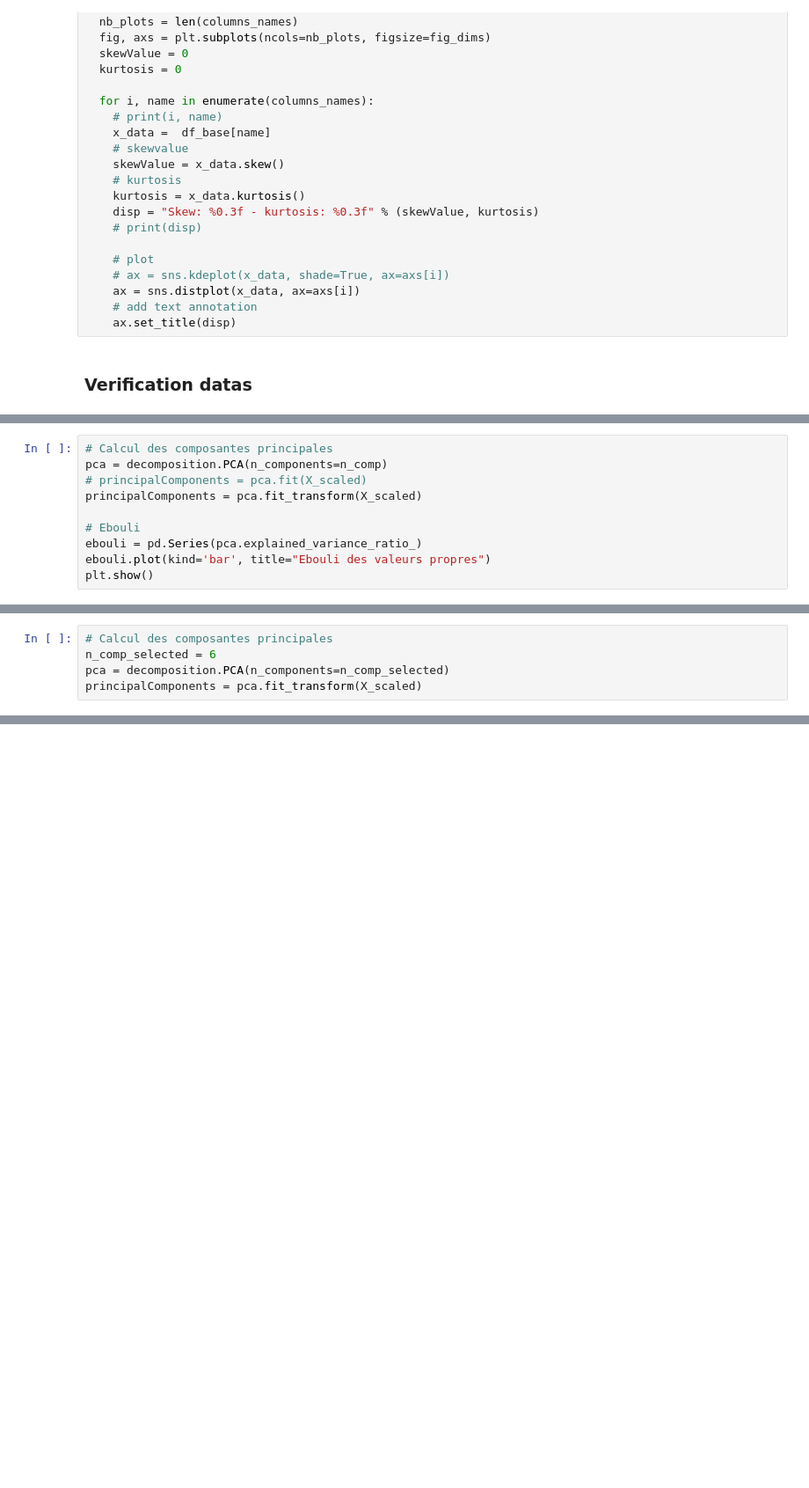
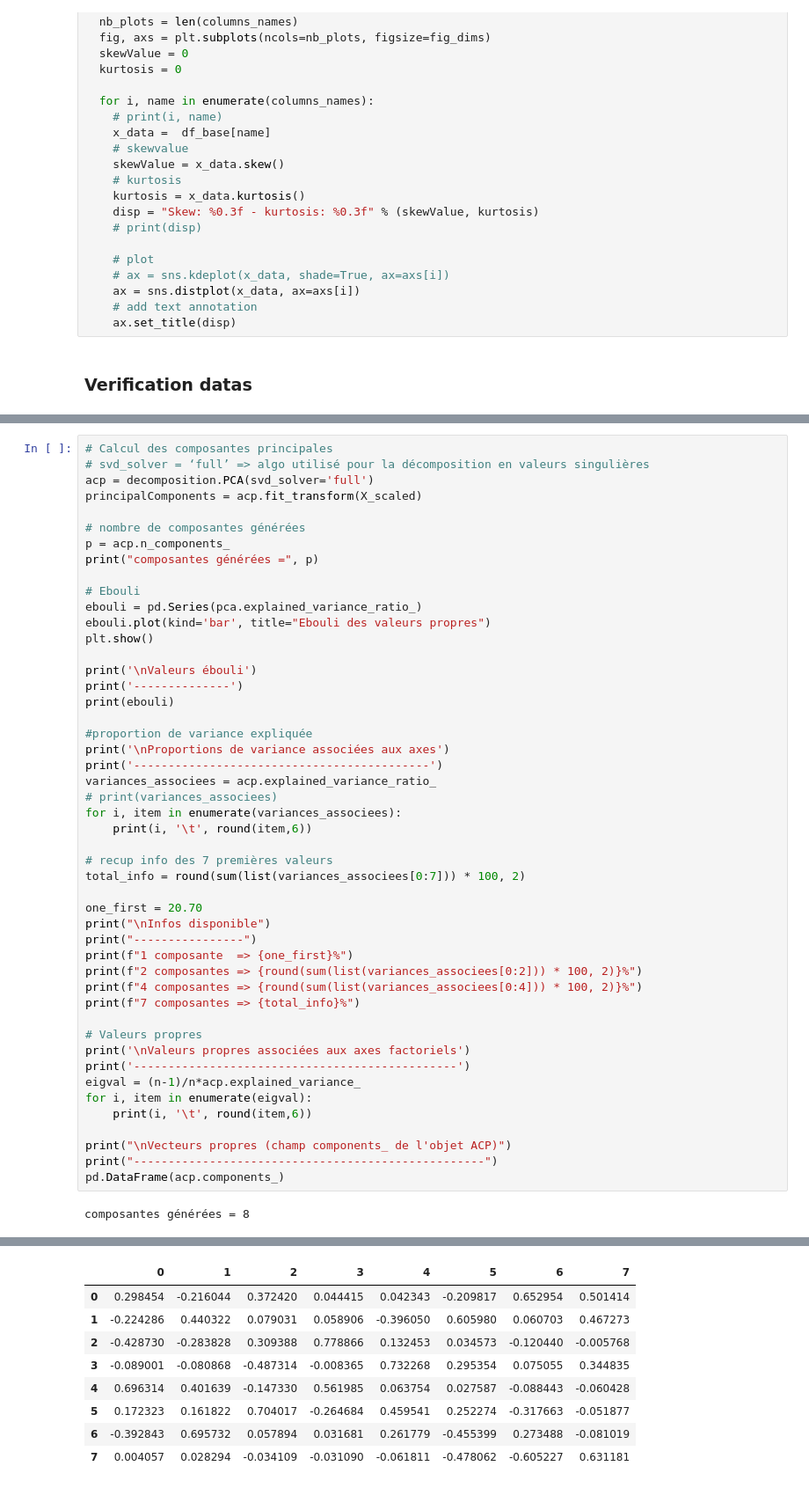
Before and after one commit to flabastie/inca3, a Jupyter notebook: pop2_acp.ipynb, the cells around one changed output, grey strips where cells are left out. Shown: that part at 88% size. Cells and saved outputs as stored; diff of their text form; blank space fills up the shorter version.

```diff
--- a/pop2_acp.ipynb
+++ b/pop2_acp.ipynb
@@ -253,10 +182,0 @@ print(np.std(X_scaled,axis=0,ddof=0))
-# %%
-# Calcul des composantes principales
-pca = decomposition.PCA(n_components=n_comp)
-# principalComponents = pca.fit(X_scaled)
-principalComponents = pca.fit_transform(X_scaled)
-
-# Ebouli
-ebouli = pd.Series(pca.explained_variance_ratio_)
-ebouli.plot(kind='bar', title="Ebouli des valeurs propres")
-plt.show()
@@ -277,5 +182,0 @@ dtype: float64
-# %%
-# Calcul des composantes principales
-n_comp_selected = 6
-pca = decomposition.PCA(n_components=n_comp_selected)
-principalComponents = pca.fit_transform(X_scaled)
@@ -369,0 +245,50 @@ plt.show(block=False)
+# %%
+# Calcul des composantes principales
+# svd_solver = ‘full’ => algo utilisé pour la décomposition en valeurs singulières
+acp = decomposition.PCA(svd_solver='full')
+principalComponents = acp.fit_transform(X_scaled)
+
+# nombre de composantes générées
+p = acp.n_components_
+print("composantes générées =", p)
+
+# Ebouli
+ebouli = pd.Series(pca.explained_variance_ratio_)
+ebouli.plot(kind='bar', title="Ebouli des valeurs propres")
+plt.show()
+
+print('\nValeurs ébouli')
+print('--------------')
+print(ebouli)
+
+#proportion de variance expliquée
+print('\nProportions de variance associées aux axes')
+print('-------------------------------------------')
+variances_associees = acp.explained_variance_ratio_
+# print(variances_associees)
+for i, item in enumerate(variances_associees):
+    print(i, '\t', round(item,6))
+
+# recup info des 7 premières valeurs
+total_info = round(sum(list(variances_associees[0:7])) * 100, 2)
+
+one_first = 20.70
+print("\nInfos disponible")
+print("----------------")
+print(f"1 composante  => {one_first}%")
+print(f"2 composantes => {round(sum(list(variances_associees[0:2])) * 100, 2)}%")
+print(f"4 composantes => {round(sum(list(variances_associees[0:4])) * 100, 2)}%")
+print(f"7 composantes => {total_info}%")
+
+# Valeurs propres
+print('\nValeurs propres associées aux axes factoriels')
+print('-----------------------------------------------')
+eigval = (n-1)/n*acp.explained_variance_
+for i, item in enumerate(eigval):
+    print(i, '\t', round(item,6))
+
+print("\nVecteurs propres (champ components_ de l'objet ACP)")
+print("---------------------------------------------------")
+pd.DataFrame(acp.components_)
+# %% [output]
+composantes générées = 8
@@ -369,0 +313,9 @@ plt.show(block=False)
+|  | 0 | 1 | 2 | 3 | 4 | 5 | 6 | 7 |
+| 0 | 0.298454 | -0.216044 | 0.372420 | 0.044415 | 0.042343 | -0.209817 | 0.652954 | 0.501414 |
+| 1 | -0.224286 | 0.440322 | 0.079031 | 0.058906 | -0.396050 | 0.605980 | 0.060703 | 0.467273 |
+| 2 | -0.428730 | -0.283828 | 0.309388 | 0.778866 | 0.132453 | 0.034573 | -0.120440 | -0.005768 |
+| 3 | -0.089001 | -0.080868 | -0.487314 | -0.008365 | 0.732268 | 0.295354 | 0.075055 | 0.344835 |
+| 4 | 0.696314 | 0.401639 | -0.147330 | 0.561985 | 0.063754 | 0.027587 | -0.088443 | -0.060428 |
+| 5 | 0.172323 | 0.161822 | 0.704017 | -0.264684 | 0.459541 | 0.252274 | -0.317663 | -0.051877 |
+| 6 | -0.392843 | 0.695732 | 0.057894 | 0.031681 | 0.261779 | -0.455399 | 0.273488 | -0.081019 |
+| 7 | 0.004057 | 0.028294 | -0.034109 | -0.031090 | -0.061811 | -0.478062 | -0.605227 | 0.631181 |
```
Also changed, not shown: parts of 39 cells of this notebook, 4 other files.
